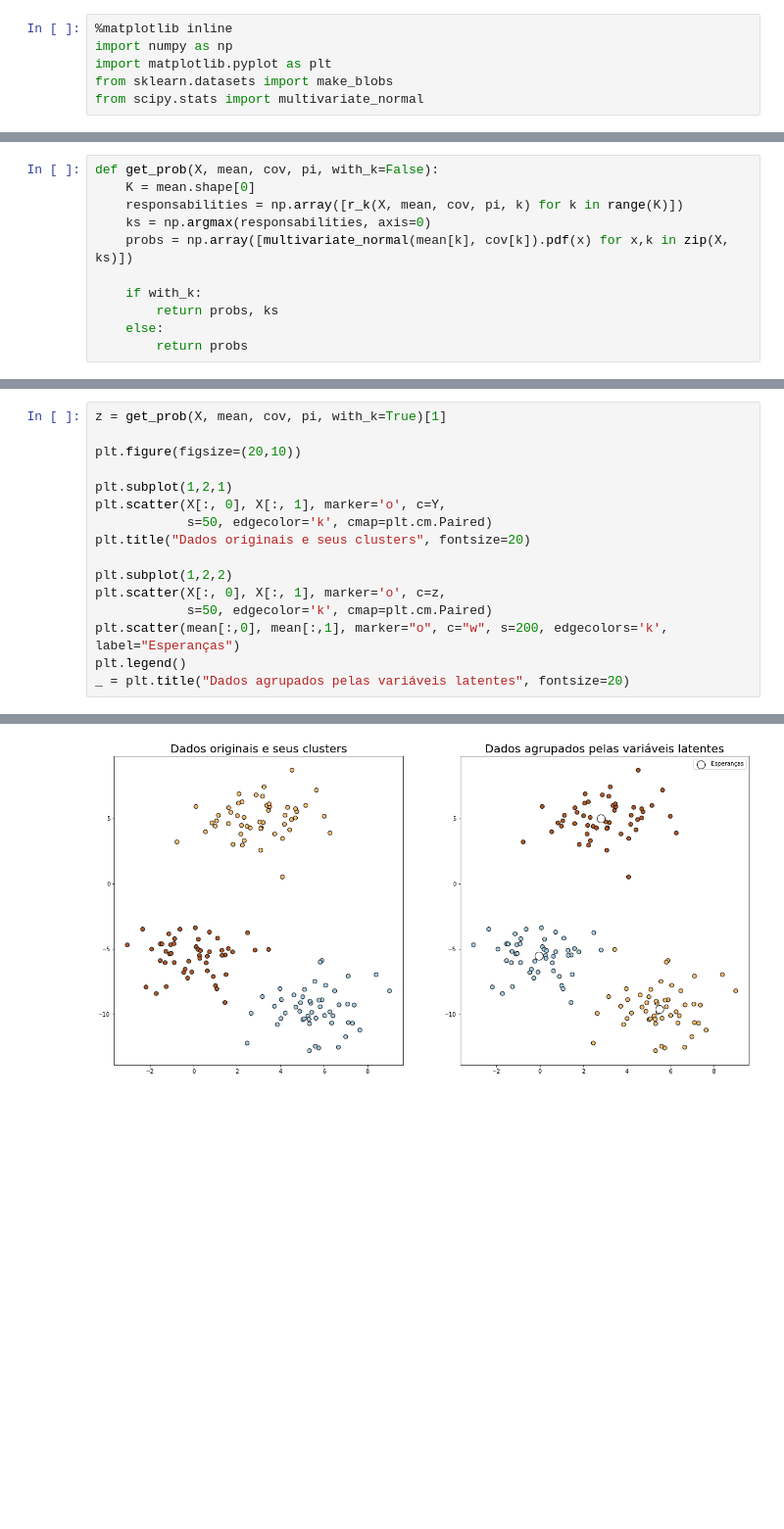
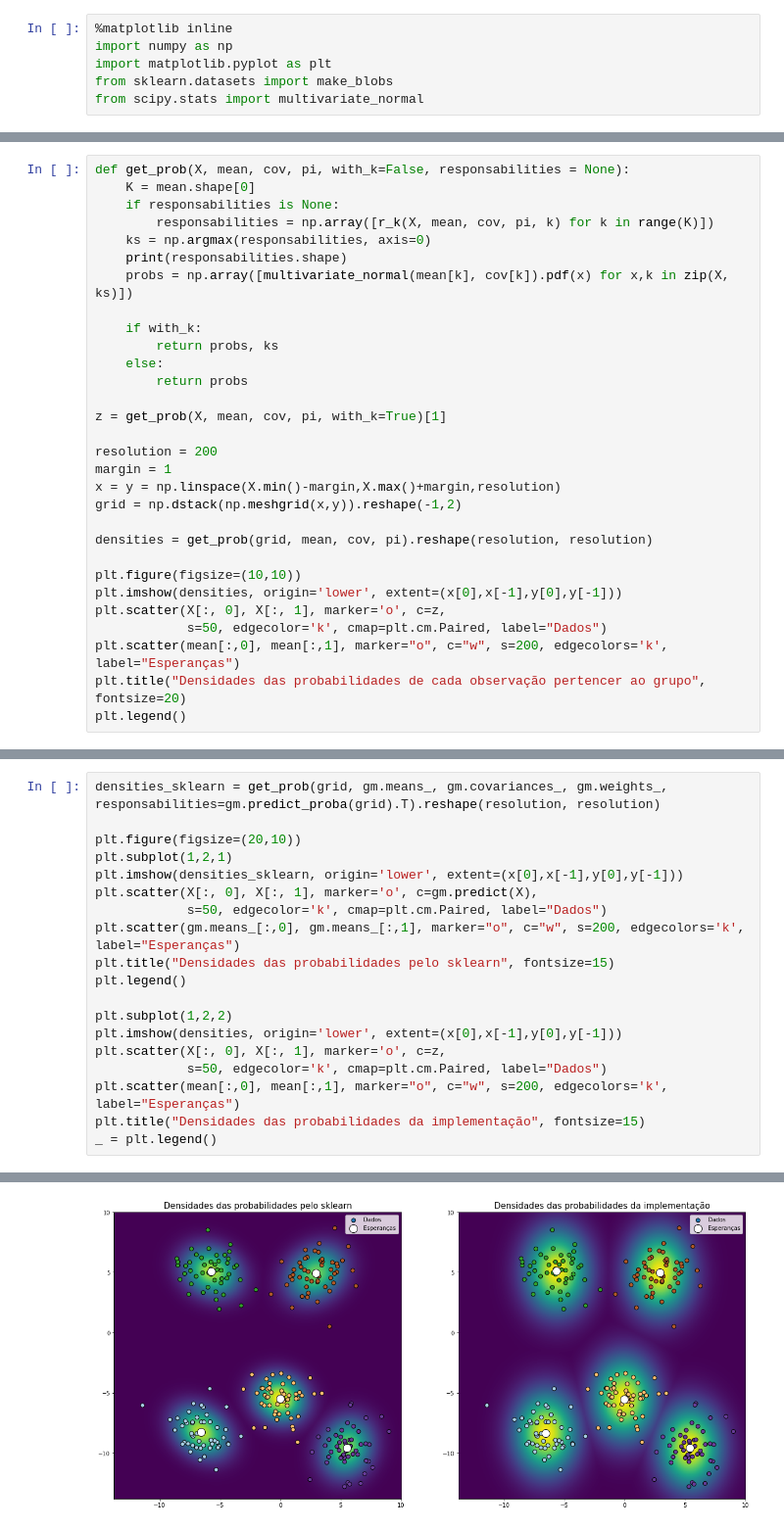
Before and after one commit to lucaspg96/probabilistic-ml, a Jupyter notebook: Expectation Maximization para Misturas Gaussianas.ipynb, the cells around one changed output, grey strips where cells are left out. Shown: that part at 98% size. Cells and saved outputs as stored; diff of their text form; blank space fills up the shorter version.

Commit message:
Ajustando implementação das misturas gaussianas e documentando as fórmulas

```diff
--- a/Expectation Maximization para Misturas Gaussianas.ipynb
+++ b/Expectation Maximization para Misturas Gaussianas.ipynb
@@ -111,11 +173,30 @@ pi: 0.00854529757877304
 # %%
-def get_prob(X, mean, cov, pi, with_k=False):
+def get_prob(X, mean, cov, pi, with_k=False, responsabilities = None):
     K = mean.shape[0]
-    responsabilities = np.array([r_k(X, mean, cov, pi, k) for k in range(K)])
+    if responsabilities is None:
+        responsabilities = np.array([r_k(X, mean, cov, pi, k) for k in range(K)])
     ks = np.argmax(responsabilities, axis=0)
+    print(responsabilities.shape)
     probs = np.array([multivariate_normal(mean[k], cov[k]).pdf(x) for x,k in zip(X, ks)])
 
     if with_k:
         return probs, ks
     else:
         return probs
+
+z = get_prob(X, mean, cov, pi, with_k=True)[1]
+
+resolution = 200
+margin = 1
+x = y = np.linspace(X.min()-margin,X.max()+margin,resolution)
+grid = np.dstack(np.meshgrid(x,y)).reshape(-1,2)
+
+densities = get_prob(grid, mean, cov, pi).reshape(resolution, resolution)
+
+plt.figure(figsize=(10,10))
+plt.imshow(densities, origin='lower', extent=(x[0],x[-1],y[0],y[-1]))
+plt.scatter(X[:, 0], X[:, 1], marker='o', c=z,
+            s=50, edgecolor='k', cmap=plt.cm.Paired, label="Dados")
+plt.scatter(mean[:,0], mean[:,1], marker="o", c="w", s=200, edgecolors='k', label="Esperanças")
+plt.title("Densidades das probabilidades de cada observação pertencer ao grupo", fontsize=20)
+plt.legend()
@@ -122,17 +216,20 @@ def get_prob(X, mean, cov, pi, with_k=False):
 # %%
-z = get_prob(X, mean, cov, pi, with_k=True)[1]
+densities_sklearn = get_prob(grid, gm.means_, gm.covariances_, gm.weights_, responsabilities=gm.predict_proba(grid).T).reshape(resolution, resolution)
 
 plt.figure(figsize=(20,10))
-
 plt.subplot(1,2,1)
-plt.scatter(X[:, 0], X[:, 1], marker='o', c=Y,
-            s=50, edgecolor='k', cmap=plt.cm.Paired)
-plt.title("Dados originais e seus clusters", fontsize=20)
+plt.imshow(densities_sklearn, origin='lower', extent=(x[0],x[-1],y[0],y[-1]))
+plt.scatter(X[:, 0], X[:, 1], marker='o', c=gm.predict(X),
+            s=50, edgecolor='k', cmap=plt.cm.Paired, label="Dados")
+plt.scatter(gm.means_[:,0], gm.means_[:,1], marker="o", c="w", s=200, edgecolors='k', label="Esperanças")
+plt.title("Densidades das probabilidades pelo sklearn", fontsize=15)
+plt.legend()
 
 plt.subplot(1,2,2)
+plt.imshow(densities, origin='lower', extent=(x[0],x[-1],y[0],y[-1]))
 plt.scatter(X[:, 0], X[:, 1], marker='o', c=z,
-            s=50, edgecolor='k', cmap=plt.cm.Paired)
+            s=50, edgecolor='k', cmap=plt.cm.Paired, label="Dados")
 plt.scatter(mean[:,0], mean[:,1], marker="o", c="w", s=200, edgecolors='k', label="Esperanças")
-plt.legend()
-_ = plt.title("Dados agrupados pelas variáveis latentes", fontsize=20)
+plt.title("Densidades das probabilidades da implementação", fontsize=15)
+_ = plt.legend()
 # %% [output]
@@ -139 +237 @@ _ = plt.title("Dados agrupados pelas variáveis latentes", fontsize=20)
-[figure, old version]
+[figure, new version]
```
Also changed, not shown: parts of 15 cells of this notebook.
